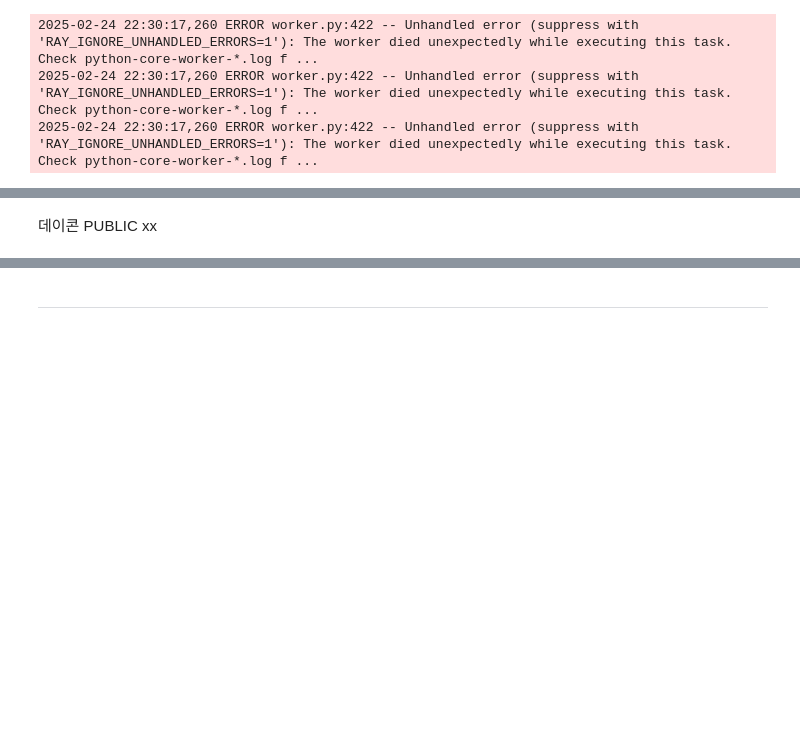
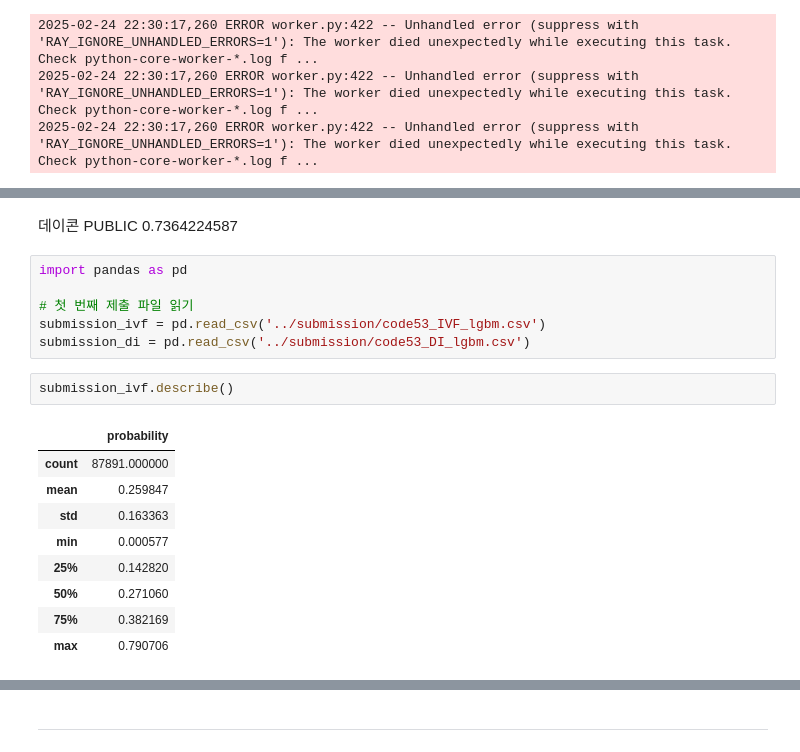
Before and after one commit to BaekJunehong/LG_Aimers_6th, a Jupyter notebook: code/code53_Modeling_DI_autogluon.ipynb, the cells around one changed output, grey strips where cells are left out. Drawn from its saved outputs; the diff is of its cells as text; blank space fills up the shorter version.

```diff
--- a/code/code53_Modeling_DI_autogluon.ipynb
+++ b/code/code53_Modeling_DI_autogluon.ipynb
@@ -158,2 +161,20 @@ print(merged_submission.head())
 # %% [markdown]
-데이콘 PUBLIC xx
+데이콘 PUBLIC 0.7364224587
+# %%
+import pandas as pd
+
+# 첫 번째 제출 파일 읽기
+submission_ivf = pd.read_csv('../submission/code53_IVF_lgbm.csv')
+submission_di = pd.read_csv('../submission/code53_DI_lgbm.csv')
+# %%
+submission_ivf.describe()
+# %% [output]
+|  | probability |
+| count | 87891.000000 |
+| mean | 0.259847 |
+| std | 0.163363 |
+| min | 0.000577 |
+| 25% | 0.142820 |
+| 50% | 0.271060 |
+| 75% | 0.382169 |
+| max | 0.790706 |
```
Also changed, not shown: parts of 2 cells of this notebook, 10 other files.
